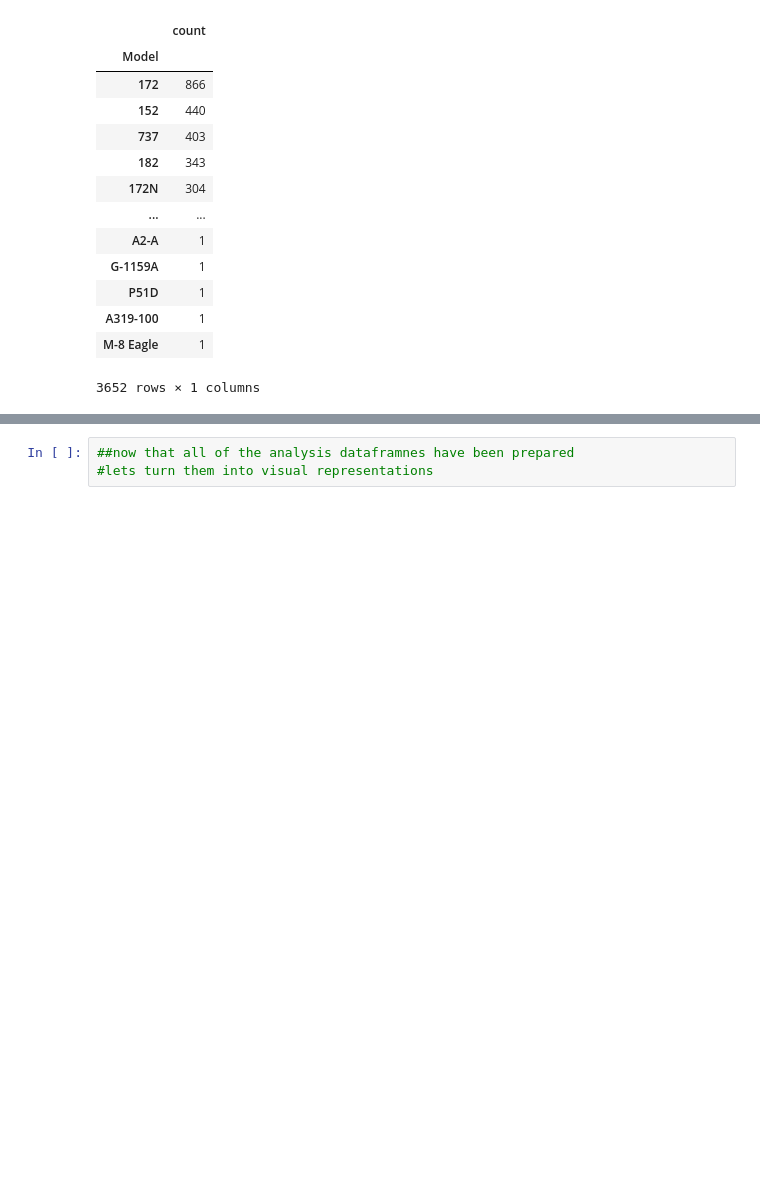
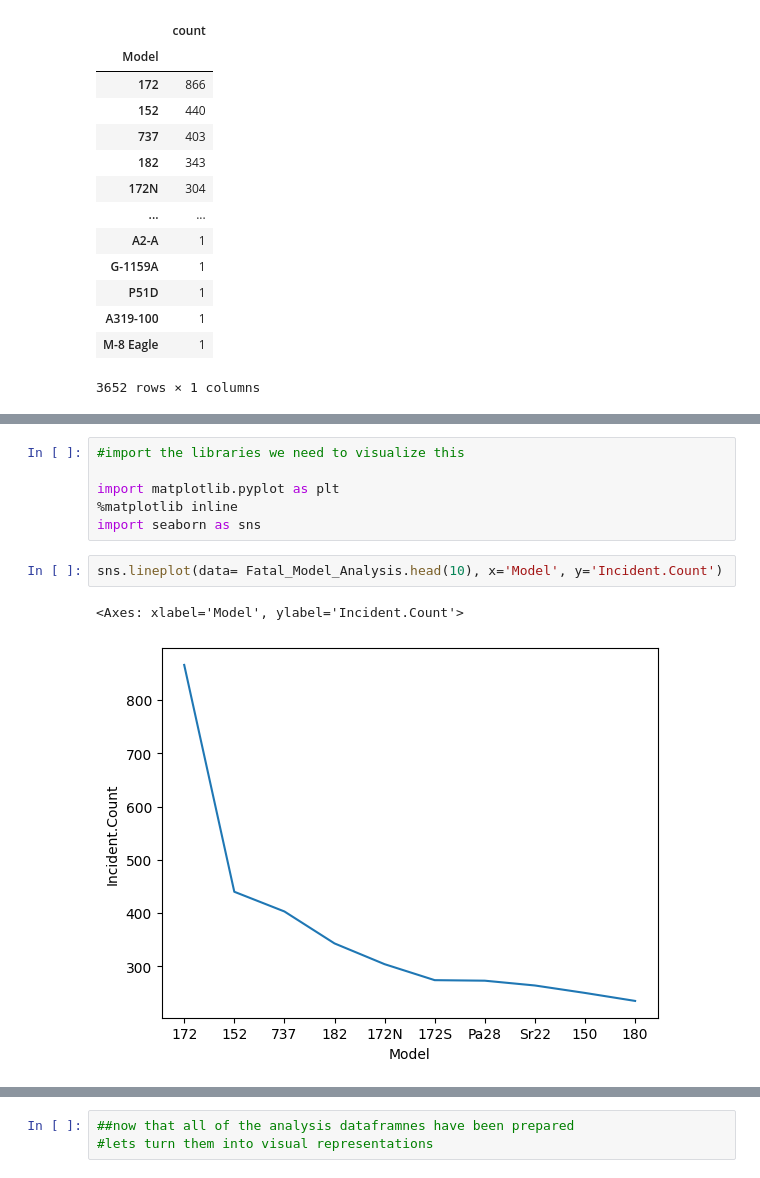
Before and after one commit to AndrewReusche/dsc-phase-1-project-v3, a Jupyter notebook: Refined_Data_Analysis.ipynb, the cells around one changed output, grey strips where cells are left out. Drawn from its saved outputs; the diff is of its cells as text; blank space fills up the shorter version.

```diff
--- a/Refined_Data_Analysis.ipynb
+++ b/Refined_Data_Analysis.ipynb
@@ -1079,0 +1124,11 @@ Fatal_Model_Analysis
+# %%
+#import the libraries we need to visualize this
+
+import matplotlib.pyplot as plt
+%matplotlib inline
+import seaborn as sns
+# %%
+sns.lineplot(data= Fatal_Model_Analysis.head(10), x='Model', y='Incident.Count')
+# %% [output]
+<Axes: xlabel='Model', ylabel='Incident.Count'>
+[figure, added]
```
Also changed, not shown: parts of 21 cells of this notebook.
